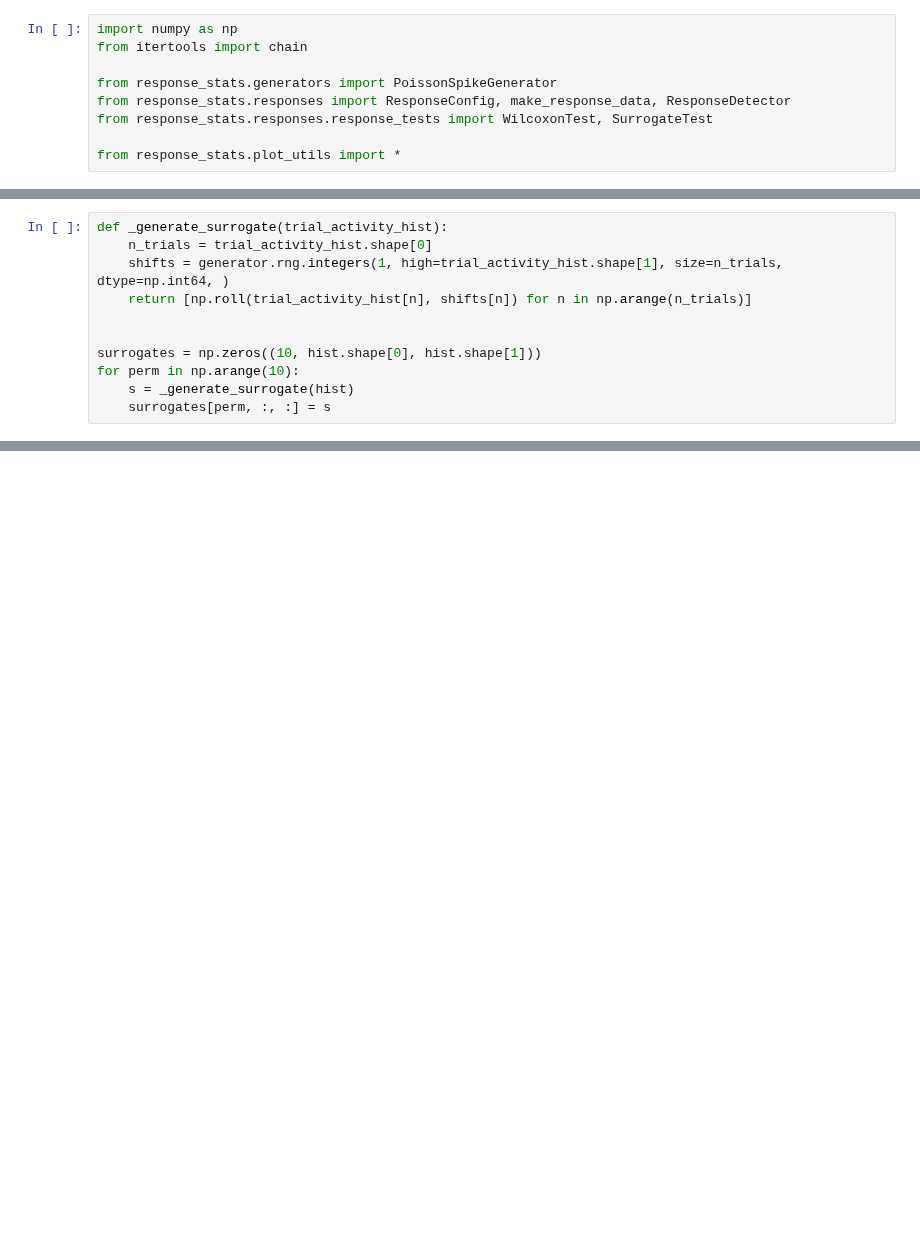
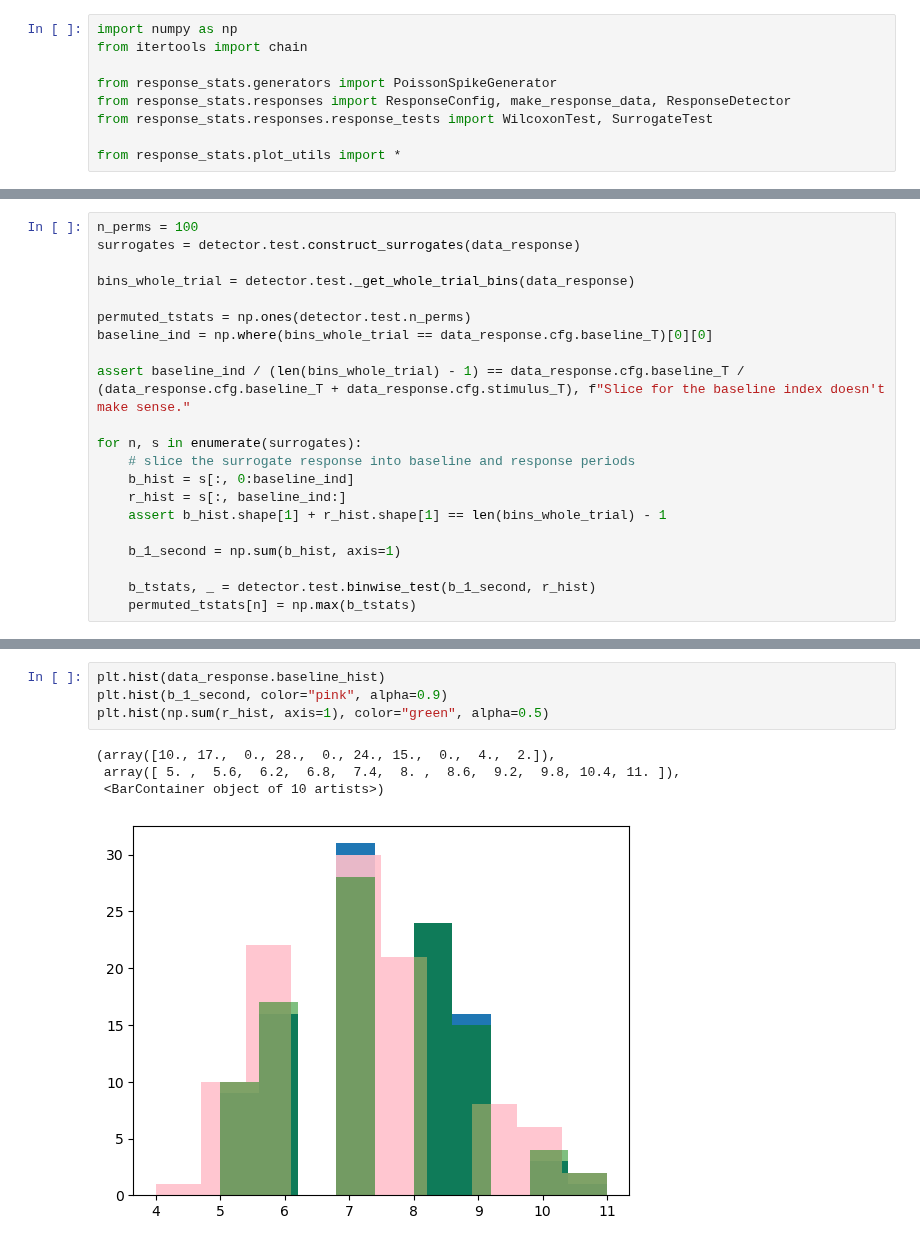
Before and after one commit to a-darcher/response_generator, a Jupyter notebook: dev.ipynb, the cells around one changed output, grey strips where cells are left out. Saved outputs shown, nothing was run; the diff lists cells and outputs as text; blank space fills up the shorter version.

Commit message:
fixed surrogate pipeline

```diff
--- a/dev.ipynb
+++ b/dev.ipynb
@@ -115,11 +70,0 @@ shifts = [1,2,3,4,5]
-# %%
-def _generate_surrogate(trial_activity_hist):
-    n_trials = trial_activity_hist.shape[0]
-    shifts = generator.rng.integers(1, high=trial_activity_hist.shape[1], size=n_trials, dtype=np.int64, )
-    return [np.roll(trial_activity_hist[n], shifts[n]) for n in np.arange(n_trials)]
-
-
-surrogates = np.zeros((10, hist.shape[0], hist.shape[1]))
-for perm in np.arange(10):
-    s = _generate_surrogate(hist)
-    surrogates[perm, :, :] = s
@@ -140,0 +118,21 @@ def construct_surrogates(self, data: ResponseData) -> np.ndarray:
+# %%
+n_perms = 100
+surrogates = detector.test.construct_surrogates(data_response)
+
+bins_whole_trial = detector.test._get_whole_trial_bins(data_response)
+
+permuted_tstats = np.ones(detector.test.n_perms)
+baseline_ind = np.where(bins_whole_trial == data_response.cfg.baseline_T)[0][0]
+
+assert baseline_ind / (len(bins_whole_trial) - 1) == data_response.cfg.baseline_T / (data_response.cfg.baseline_T + data_response.cfg.stimulus_T), f"Slice for the baseline index doesn't make sense."
+
+for n, s in enumerate(surrogates):
+    # slice the surrogate response into baseline and response periods
+    b_hist = s[:, 0:baseline_ind]
+    r_hist = s[:, baseline_ind:]
+    assert b_hist.shape[1] + r_hist.shape[1] == len(bins_whole_trial) - 1
+
+    b_1_second = np.sum(b_hist, axis=1)
+
+    b_tstats, _ = detector.test.binwise_test(b_1_second, r_hist)
+    permuted_tstats[n] = np.max(b_tstats)
@@ -140,0 +152,9 @@ def construct_surrogates(self, data: ResponseData) -> np.ndarray:
+# %%
+plt.hist(data_response.baseline_hist)
+plt.hist(b_1_second, color="pink", alpha=0.9)
+plt.hist(np.sum(r_hist, axis=1), color="green", alpha=0.5)
+# %% [output]
+(array([10., 17.,  0., 28.,  0., 24., 15.,  0.,  4.,  2.]),
+ array([ 5. ,  5.6,  6.2,  6.8,  7.4,  8. ,  8.6,  9.2,  9.8, 10.4, 11. ]),
+ <BarContainer object of 10 artists>)
+[figure, added]
```
Also changed, not shown: parts of 19 cells of this notebook, 4 other files.
